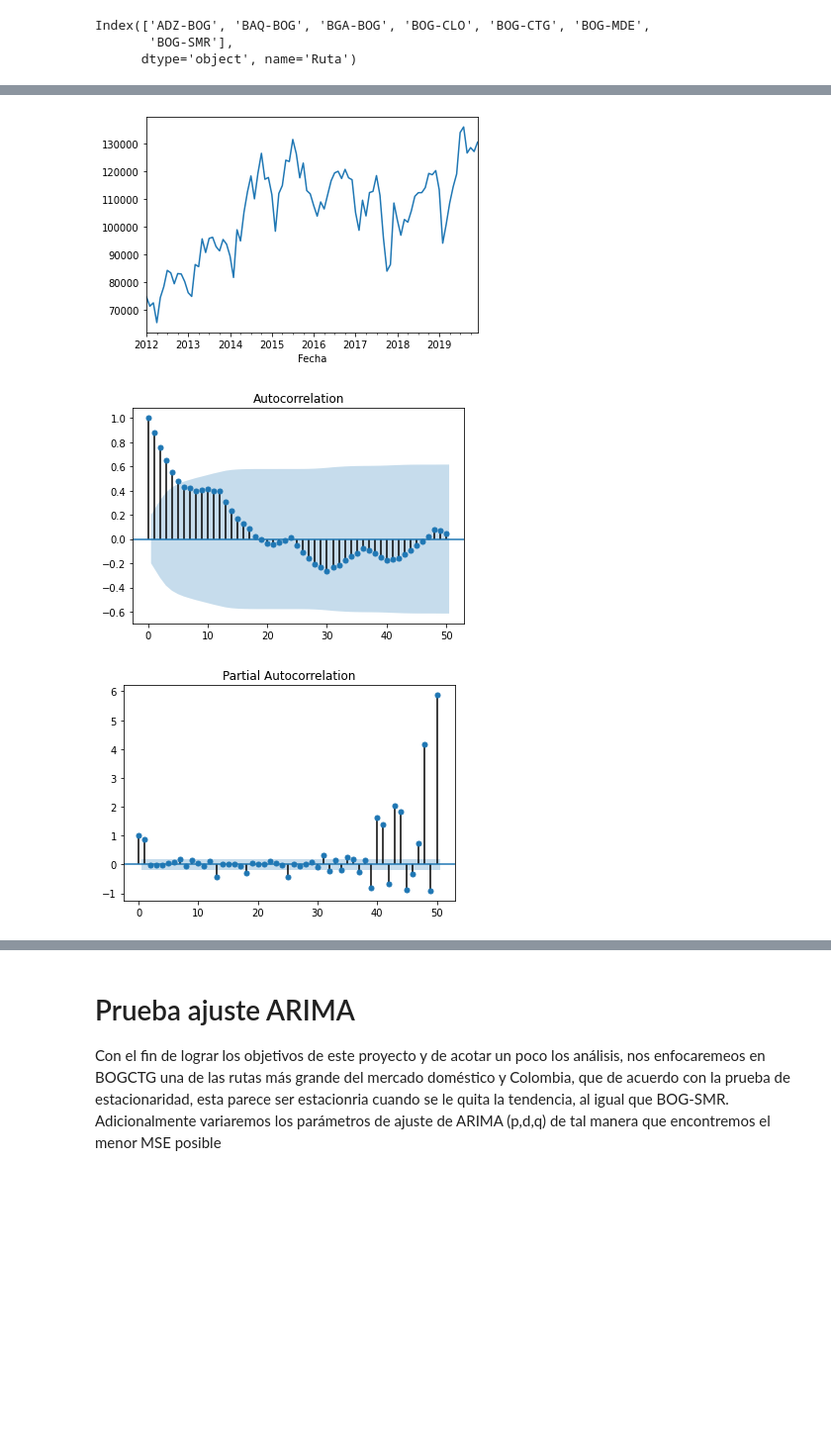
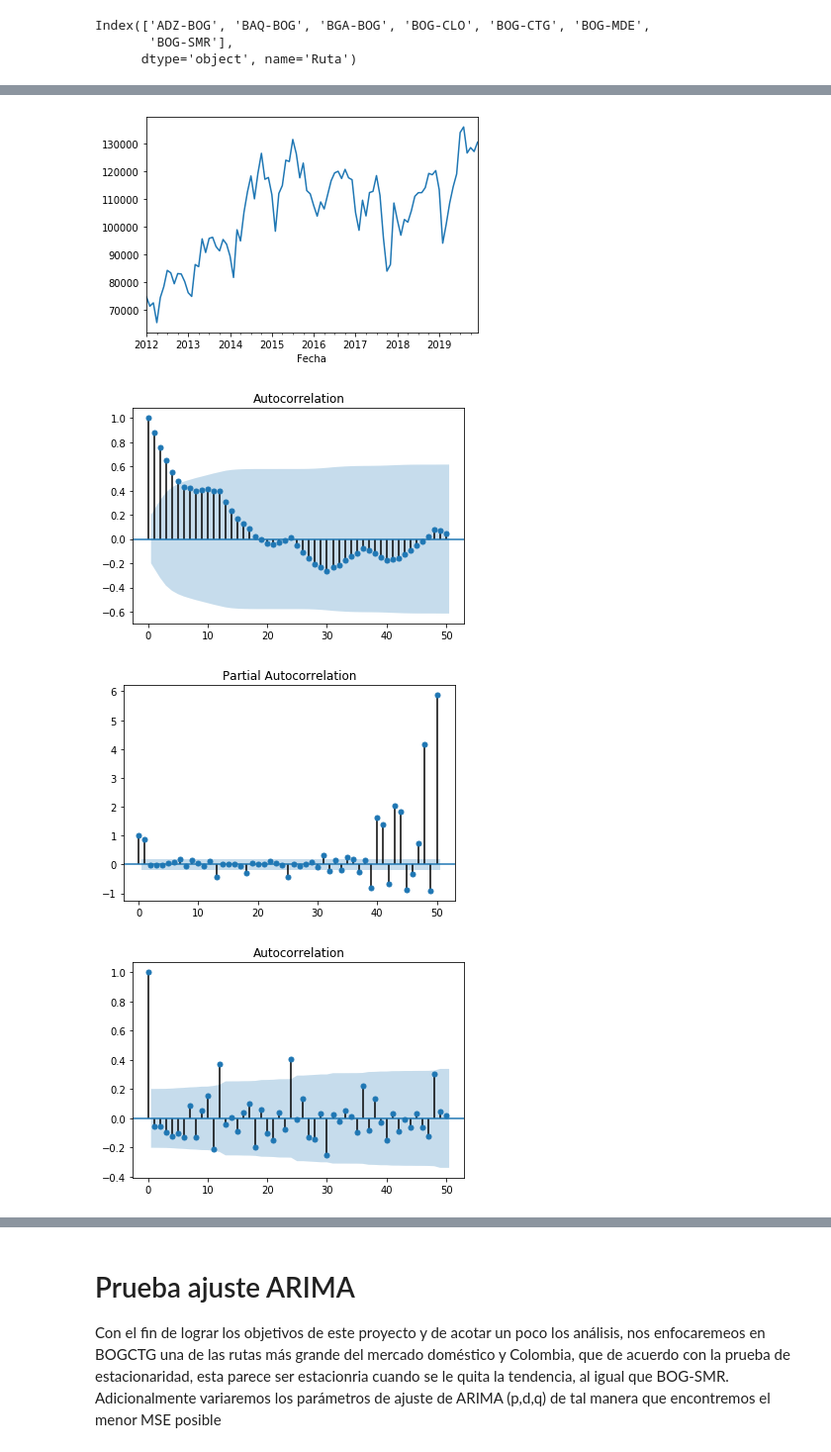
Before and after one commit to dcrojasa/EjerciciosModelosAvanzados1, a Jupyter notebook: Proyecto.ipynb, the cells around one changed output, grey strips where cells are left out. Shown at 99% size. Saved outputs shown, nothing was run; the diff lists cells and outputs as text; code cells hidden in the pictures; blank space fills up the shorter version.

```diff
--- a/Proyecto.ipynb
+++ b/Proyecto.ipynb
@@ -295,11 +301,14 @@ plot_pacf(df3['BAQ-BOG'], lags=50);
 # %%
 df3['BGA-BOG'].plot()
 plot_acf(df3['BGA-BOG'], lags=50)
-plot_pacf(df3['BGA-BOG'], lags=50);
+plot_pacf(df3['BGA-BOG'], lags=50)
+# autocorrelación con una diferencia
+plot_acf(df3['BGA-BOG'].diff().iloc[1:], lags=50);
 # %% [output]
 [figure]
 [figure]
 [figure]
+[figure, added]
 # %%
 df3['BOG-CLO'].plot()
 plot_acf(df3['BOG-CLO'], lags=50)
```
Also changed, not shown: parts of 10 cells of this notebook.
